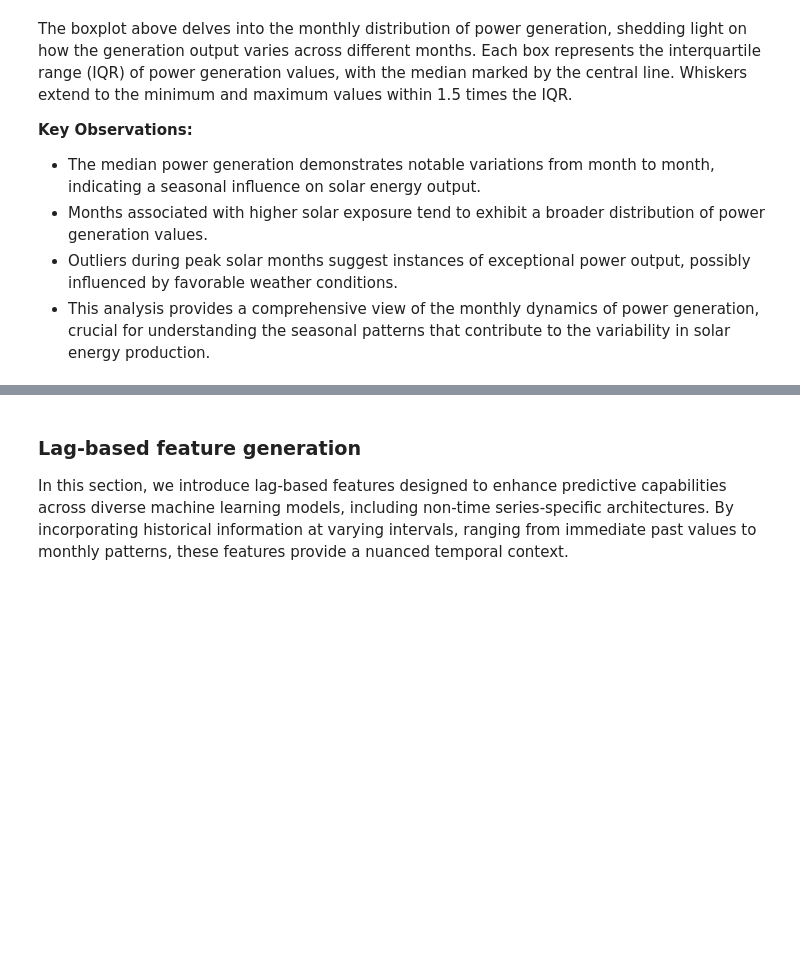
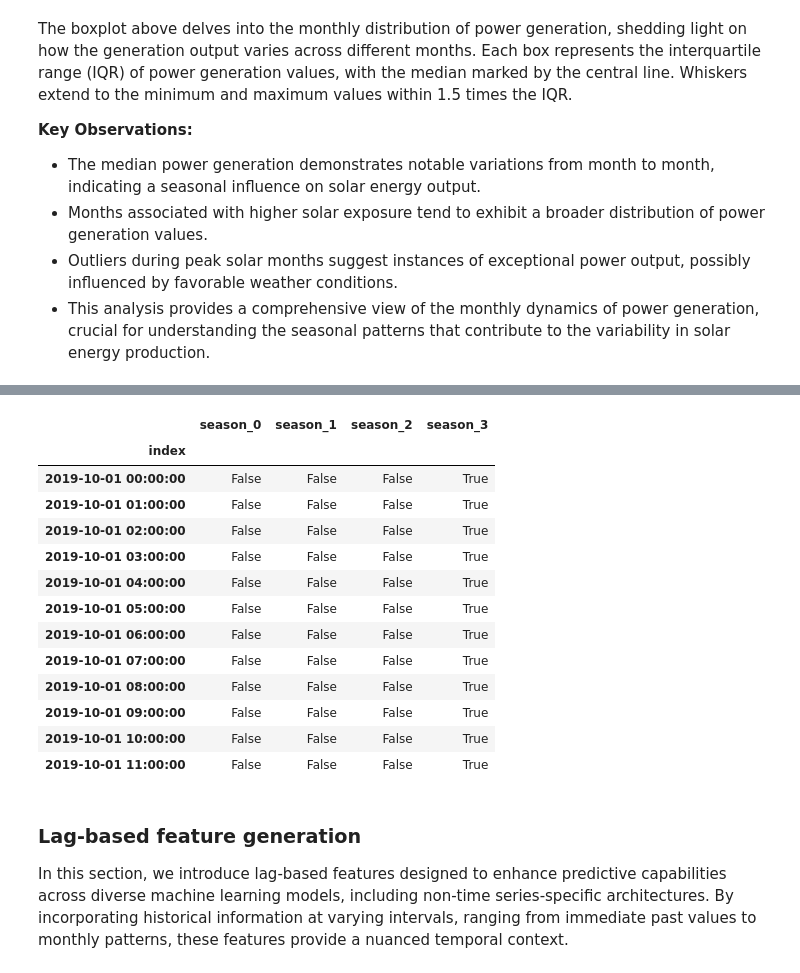
Before and after one commit to Renovus-Tech/solarec-python, a Jupyter notebook: app/ml/notebooks/2 - Feature Engineering.ipynb, the cells around one changed output, grey strips where cells are left out. Saved outputs shown, nothing was run; the diff lists cells and outputs as text; code cells hidden in the pictures; blank space fills up the shorter version.

```diff
--- a/app/ml/notebooks/2 - Feature Engineering.ipynb
+++ b/app/ml/notebooks/2 - Feature Engineering.ipynb
@@ -100,0 +106,8 @@ The boxplot above delves into the monthly distribution of power generation, shed
+# %%
+df = pd.concat([df, pd.get_dummies(df['season'], prefix='season')], axis=1)
+df = pd.concat([df, pd.get_dummies(df['month'], prefix='month')], axis=1)
+df.drop(['season', 'month'], axis=1, inplace=True)
+
+display(df[['season_0', 'season_1', 'season_2', 'season_3', 'month_1', 'month_2', 'month_3', 'month_4', 'month_5', 'month_6', 'month_7', 'month_8', 'month_9', 'month_10', 'month_11', 'month_12']].describe())
+display(df[['season_0', 'season_1', 'season_2', 'season_3']].head(12))
+# %% [output]
@@ -101,3 +119,17 @@ The boxplot above delves into the monthly distribution of power generation, shed
+|  | season_0 | season_1 | season_2 | season_3 |
+| index |  |  |  |  |
+| 2019-10-01 00:00:00 | False | False | False | True |
+| 2019-10-01 01:00:00 | False | False | False | True |
+| 2019-10-01 02:00:00 | False | False | False | True |
+| 2019-10-01 03:00:00 | False | False | False | True |
+| 2019-10-01 04:00:00 | False | False | False | True |
+| 2019-10-01 05:00:00 | False | False | False | True |
+| 2019-10-01 06:00:00 | False | False | False | True |
+| 2019-10-01 07:00:00 | False | False | False | True |
+| 2019-10-01 08:00:00 | False | False | False | True |
+| 2019-10-01 09:00:00 | False | False | False | True |
+| 2019-10-01 10:00:00 | False | False | False | True |
+| 2019-10-01 11:00:00 | False | False | False | True |
 # %% [markdown]
 ### Lag-based feature generation
 
```
Also changed, not shown: parts of 9 cells of this notebook, 1 other file.
